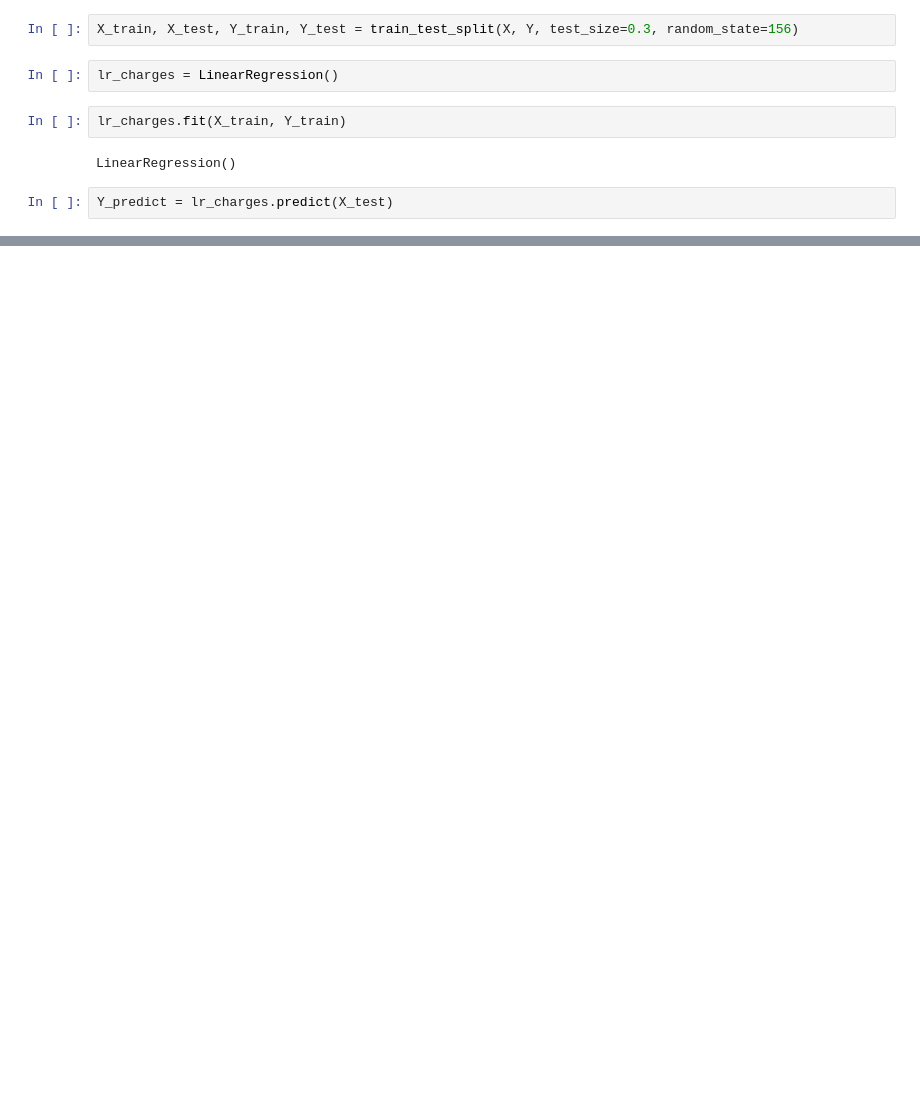
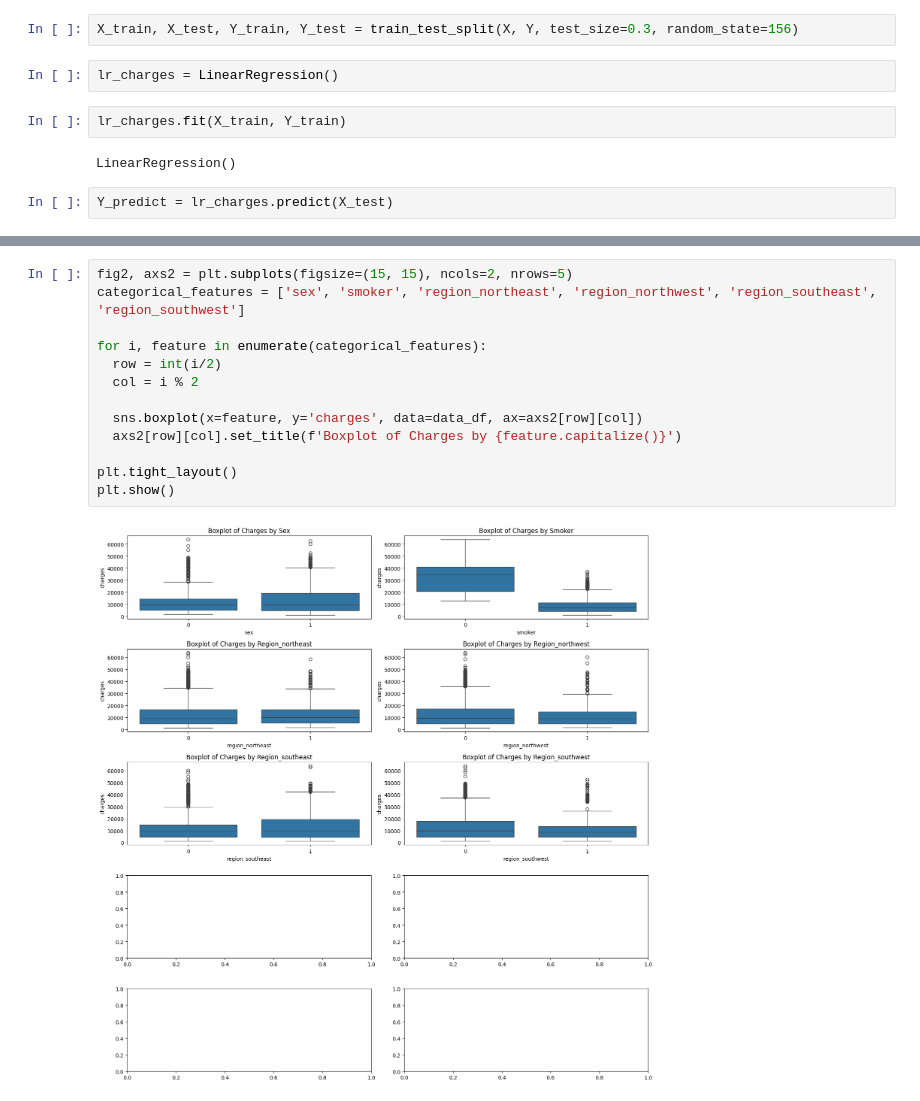
Before and after one commit to rami2ee3/DA_study, a Jupyter notebook: 회귀분석.ipynb, the cells around one changed output, grey strips where cells are left out. Cells and saved outputs as stored; diff of their text form; blank space fills up the shorter version.

```diff
--- a/회귀분석.ipynb
+++ b/회귀분석.ipynb
@@ -118,0 +134,15 @@ for i, feature in enumerate(x_features):
+# %%
+fig2, axs2 = plt.subplots(figsize=(15, 15), ncols=2, nrows=5)
+categorical_features = ['sex', 'smoker', 'region_northeast', 'region_northwest', 'region_southeast', 'region_southwest']
+
+for i, feature in enumerate(categorical_features):
+  row = int(i/2)
+  col = i % 2
+
+  sns.boxplot(x=feature, y='charges', data=data_df, ax=axs2[row][col])
+  axs2[row][col].set_title(f'Boxplot of Charges by {feature.capitalize()}')
+
+plt.tight_layout()
+plt.show()
+# %% [output]
+[figure, added]
```
Also changed, not shown: parts of 6 cells of this notebook.
